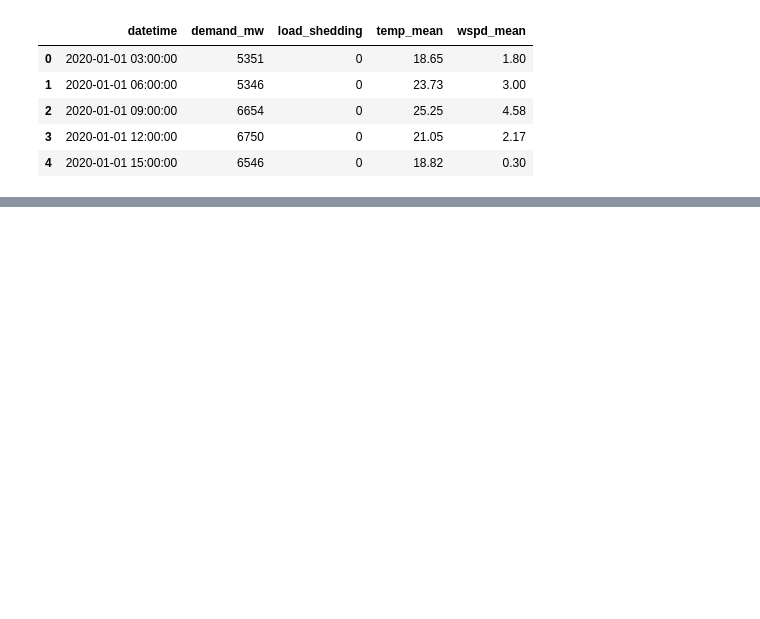
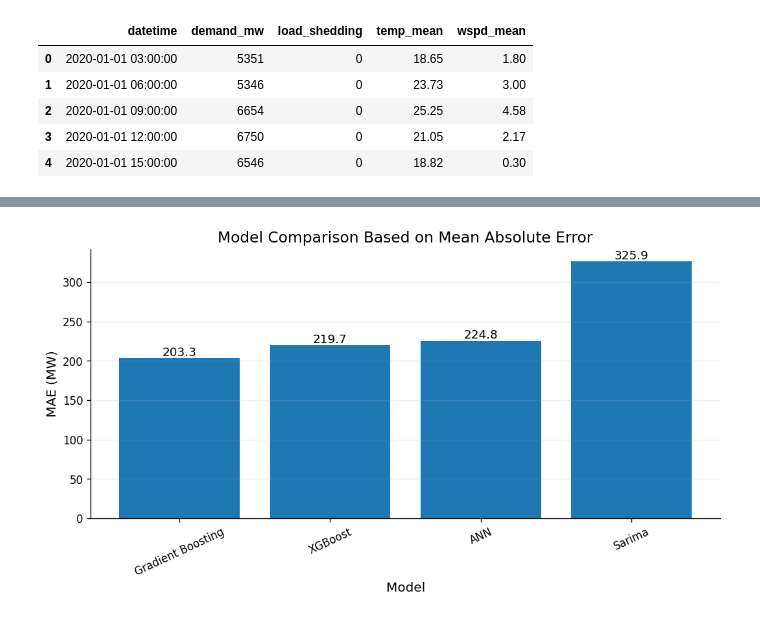
Before and after one commit to mahfuzurrahman8747/Time-series---Electricity-Demand-Forecasting-Hybrid-ML-Framework, a Jupyter notebook: final_model.ipynb, the cells around one changed output, grey strips where cells are left out. Saved outputs shown, nothing was run; the diff lists cells and outputs as text; code cells hidden in the pictures; blank space fills up the shorter version.

```diff
--- a/final_model.ipynb
+++ b/final_model.ipynb
@@ -1097,0 +884,48 @@ Name: demand_mw, dtype: float64
+# %%
+# ============================================================
+# FIGURE 7A — MAE COMPARISON
+# ============================================================
+
+results_df = pd.DataFrame(results).copy()
+
+# Remove duplicate model names if necessary
+results_df = (
+    results_df
+    .drop_duplicates(subset="Model")
+    .sort_values("MAE")
+)
+
+fig, ax = plt.subplots(figsize=(9, 5))
+
+bars = ax.bar(
+    results_df["Model"],
+    results_df["MAE"]
+)
+
+ax.set_title("Model Comparison Based on Mean Absolute Error")
+ax.set_xlabel("Model")
+ax.set_ylabel("MAE (MW)")
+
+ax.tick_params(axis="x", rotation=25)
+
+for bar, value in zip(bars, results_df["MAE"]):
+    ax.text(
+        bar.get_x() + bar.get_width()/2,
+        bar.get_height(),
+        f"{value:.1f}",
+        ha="center",
+        va="bottom"
+    )
+
+ax.grid(axis="y", alpha=0.2)
+
+plt.tight_layout()
+
+plt.savefig(
+    "paper_figures/Fig7A_MAE_comparison.png",
+    bbox_inches="tight"
+)
+
+plt.show()
+# %% [output]
+[figure, added]
```
Also changed, not shown: parts of 82 cells of this notebook, 36 other files.
